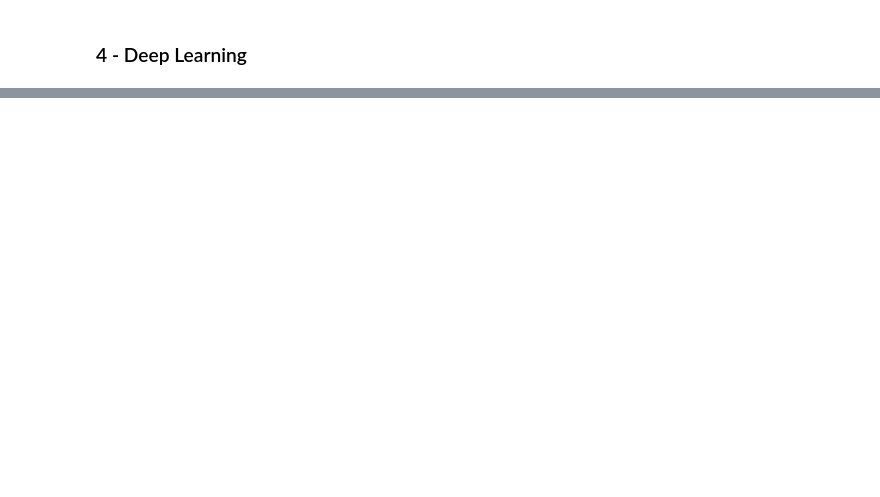
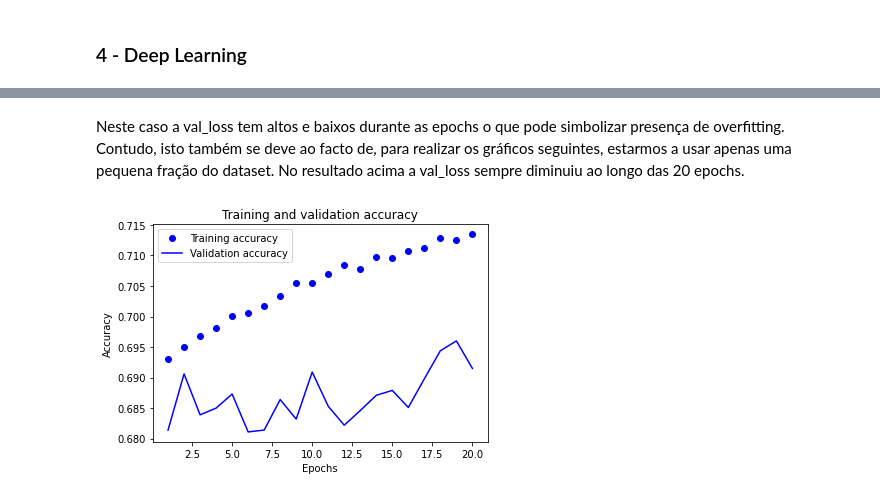
Before and after one commit to LucianaMartins26/SIB_Trabalho, a Jupyter notebook: SIB.ipynb, the cells around one changed output, grey strips where cells are left out. Drawn from its saved outputs; the diff is of its cells as text; code cells hidden in the pictures; blank space fills up the shorter version.

```diff
--- a/SIB.ipynb
+++ b/SIB.ipynb
@@ -1236,0 +1518,6 @@ plt.show()
+# %%
+history2 = model2.fit(partial_x_train,
+                    partial_y_train,
+                    epochs=20,
+                    batch_size=32,
+                    validation_data=(x_val, y_val))
@@ -1236,0 +1542,18 @@ plt.show()
+# %% [markdown]
+Neste caso a val_loss tem altos e baixos durante as epochs o que pode simbolizar presença de overfitting. Contudo, isto também se deve ao facto de, para realizar os gráficos seguintes, estarmos a usar apenas uma pequena fração do dataset. No resultado acima a val_loss sempre diminuiu ao longo das 20 epochs.
+# %%
+history_dict = history2.history
+acc_values = history_dict['accuracy']
+val_acc_values = history_dict['val_accuracy']
+epochs = range(1, len(acc_values) + 1)
+
+import matplotlib.pyplot as plt
+plt.plot(epochs, acc_values, 'bo', label='Training accuracy')
+plt.plot(epochs, val_acc_values, 'b', label='Validation accuracy')
+plt.title('Training and validation accuracy')
+plt.xlabel('Epochs')
+plt.ylabel('Accuracy')
+plt.legend()
+plt.show()
+# %% [output]
+[figure, added]
```
Also changed, not shown: parts of 49 cells of this notebook.
